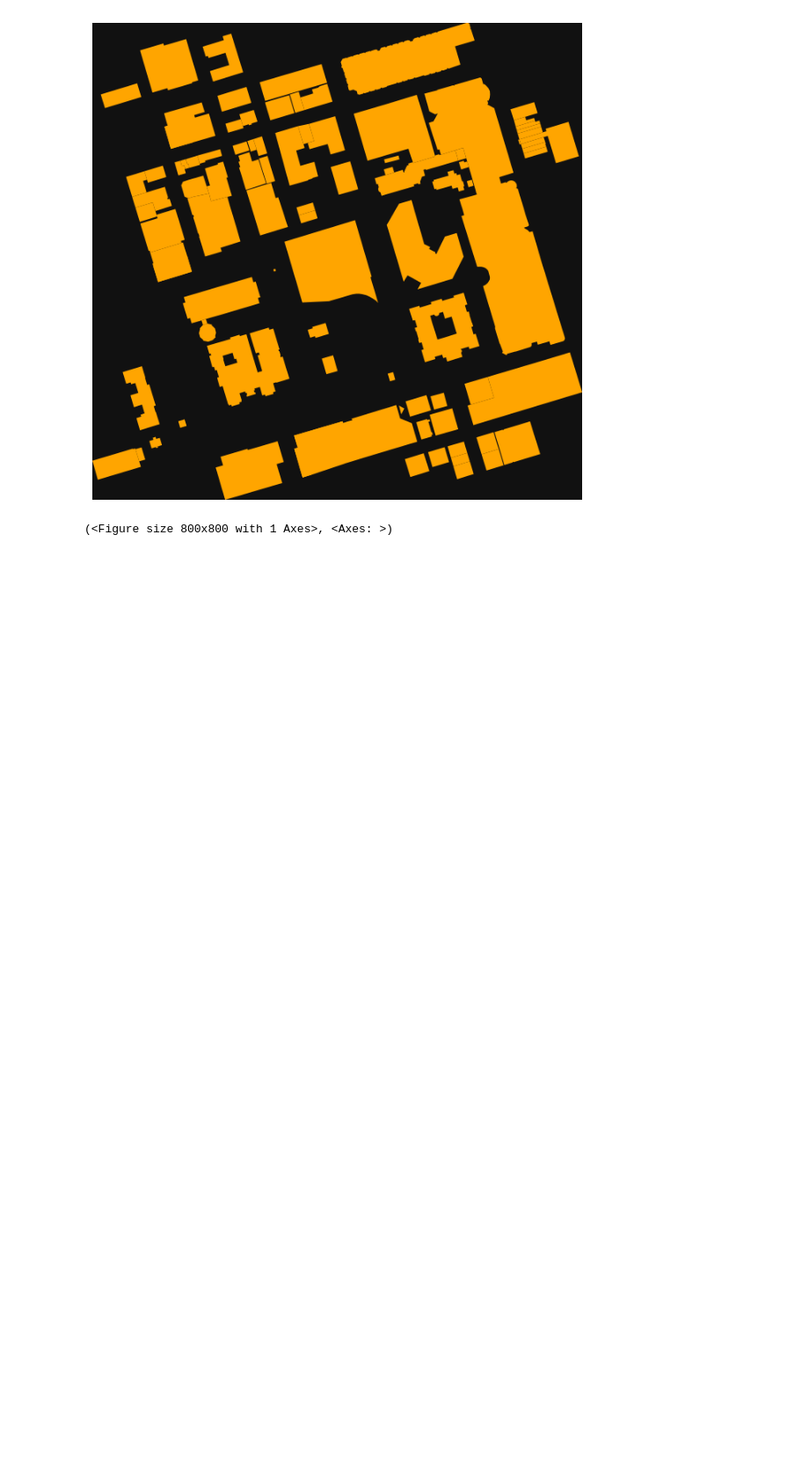
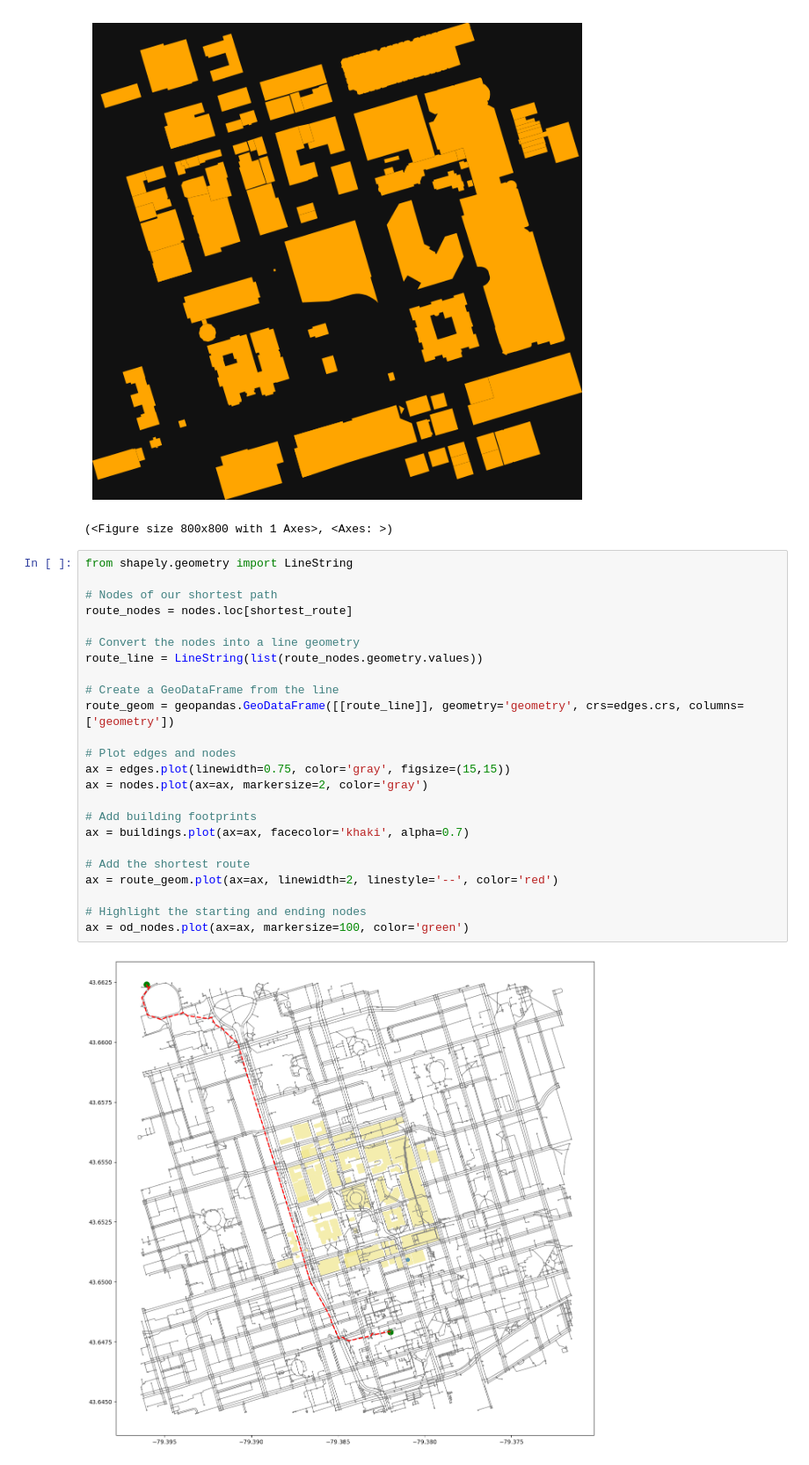
Before and after one commit to AnanyaaPal/Geospatial-Mapping-using-Python, a Jupyter notebook: docs/code.ipynb, the cells around one changed output. Shown at 88% size. Drawn from its saved outputs; the diff is of its cells as text; blank space fills up the shorter version.

Commit message:
visualising shortest route on map

```diff
--- a/docs/code.ipynb
+++ b/docs/code.ipynb
@@ -155,3 +155,29 @@ ox.plot_footprints(buildings)
 The `geometries` module and `geometries_from_X` functions have been renamed the `features` module and `features_from_X` functions. Use these instead. The `geometries` module and function names are dep ...
 [figure]
 (<Figure size 800x800 with 1 Axes>, <Axes: >)
+# %%
+from shapely.geometry import LineString
+
+# Nodes of our shortest path
+route_nodes = nodes.loc[shortest_route]
+
+# Convert the nodes into a line geometry
+route_line = LineString(list(route_nodes.geometry.values))
+
+# Create a GeoDataFrame from the line
+route_geom = geopandas.GeoDataFrame([[route_line]], geometry='geometry', crs=edges.crs, columns=['geometry'])
+
+# Plot edges and nodes
+ax = edges.plot(linewidth=0.75, color='gray', figsize=(15,15))
+ax = nodes.plot(ax=ax, markersize=2, color='gray')
+
+# Add building footprints
+ax = buildings.plot(ax=ax, facecolor='khaki', alpha=0.7)
+
+# Add the shortest route
+ax = route_geom.plot(ax=ax, linewidth=2, linestyle='--', color='red')
+
+# Highlight the starting and ending nodes
+ax = od_nodes.plot(ax=ax, markersize=100, color='green')
+# %% [output]
+[figure, added]
```
